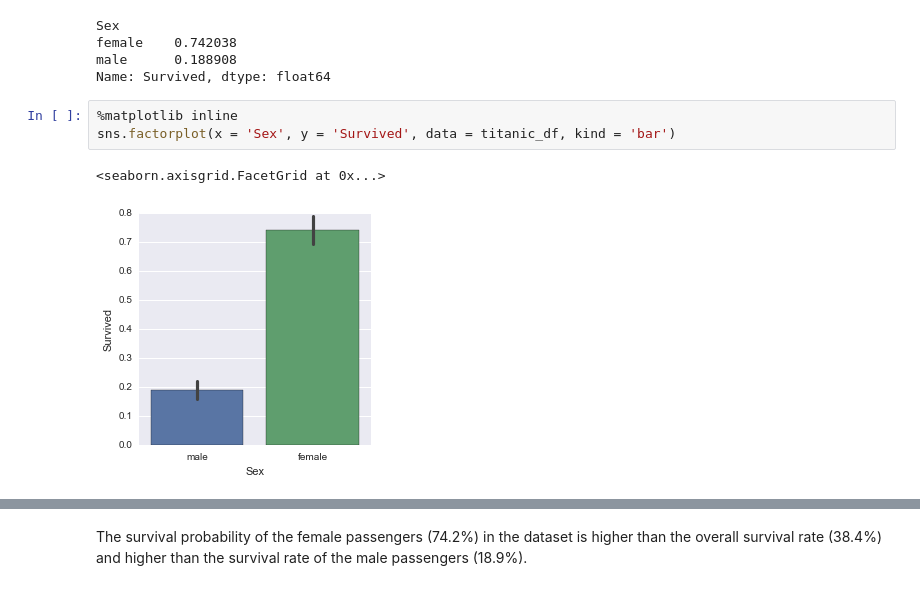
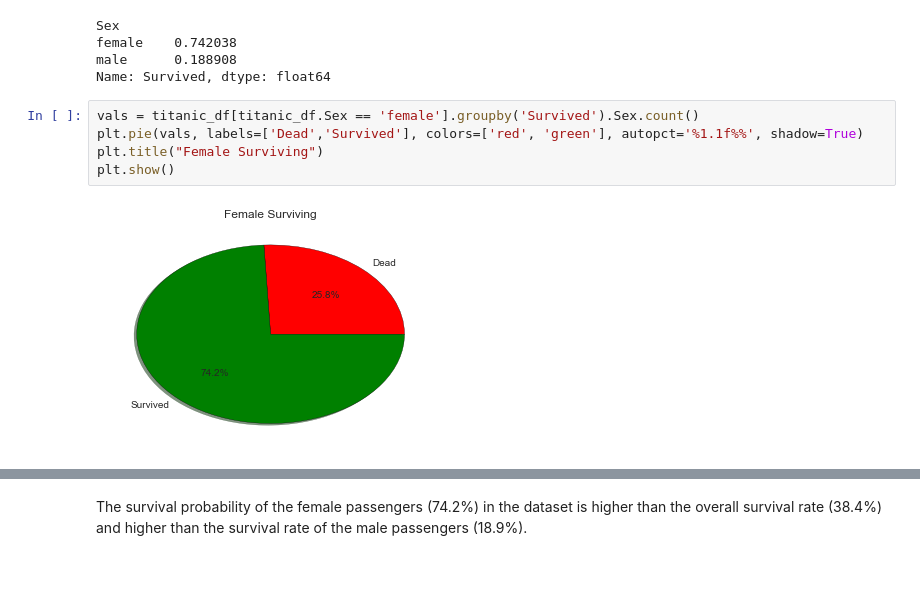
Before and after one commit to jenslaufer/data-analyst-nanodegree, a Jupyter notebook: p2/Assignment/Titanic Data.ipynb, the cells around one changed output, grey strips where cells are left out. Saved outputs shown, nothing was run; the diff lists cells and outputs as text.

Commit message:
added more visualizations

```diff
--- a/p2/Assignment/Titanic Data.ipynb
+++ b/p2/Assignment/Titanic Data.ipynb
@@ -364,9 +367,10 @@ Sex
 female    0.742038
 male      0.188908
 Name: Survived, dtype: float64
-# %%
-%matplotlib inline
-sns.factorplot(x = 'Sex', y = 'Survived', data = titanic_df, kind = 'bar')
-# %% [output]
-<seaborn.axisgrid.FacetGrid at 0x...>
-[figure, removed]
+# %%
+vals = titanic_df[titanic_df.Sex == 'female'].groupby('Survived').Sex.count()
+plt.pie(vals, labels=['Dead','Survived'], colors=['red', 'green'], autopct='%1.1f%%', shadow=True)
+plt.title("Female Surviving")
+plt.show()
+# %% [output]
+[figure, added]
```
Also changed, not shown: parts of 13 cells of this notebook.
